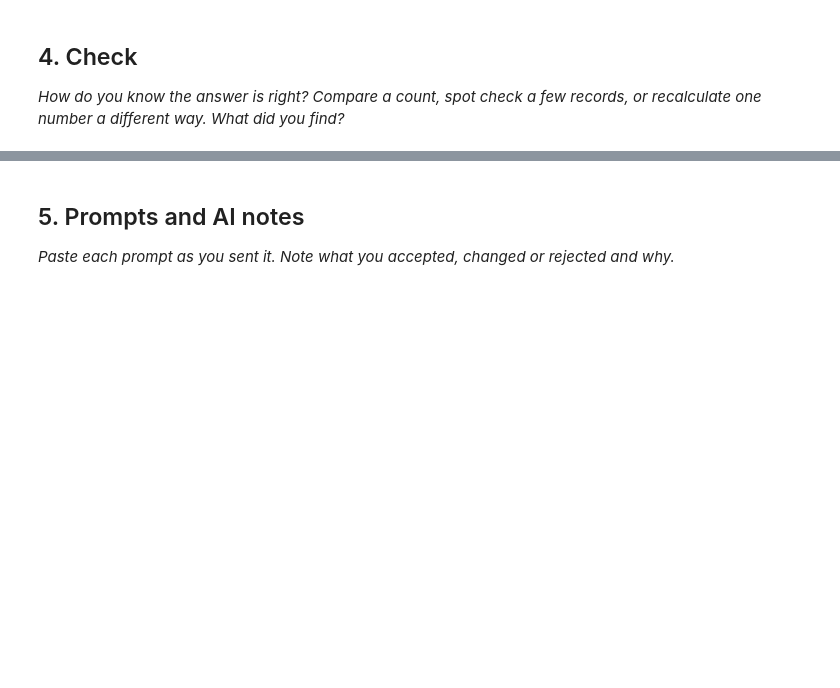
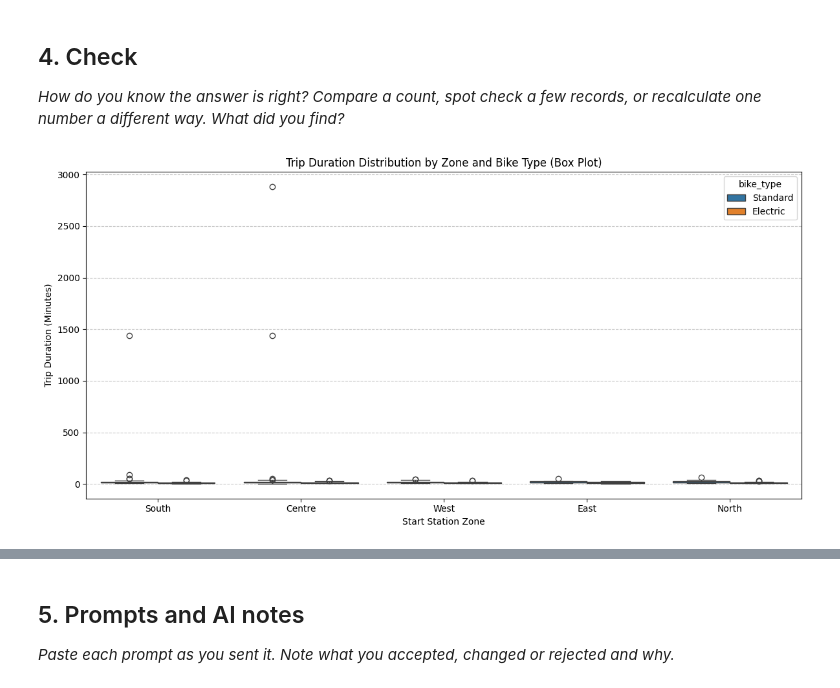
Before and after one commit to HmanseyWBS/HmanseyWBS---AnalyticsEngineering, a Jupyter notebook: Copy_of_2_03_practice_bike_hire_student.ipynb, the cells around one changed output, grey strips where cells are left out. Cells and saved outputs as stored; diff of their text form; code cells hidden in the pictures; blank space fills up the shorter version.

```diff
--- a/Copy_of_2_03_practice_bike_hire_student.ipynb
+++ b/Copy_of_2_03_practice_bike_hire_student.ipynb
@@ -201,0 +312,21 @@ One row per combination of bike type and zone, with the number of trips and the
+# %%
+# 1. Clean the bike_type column in bikes table
+bikes_clean = tables["bikes"].copy()
+# Strip whitespace and make title case, then group E-bike under Electric
+bikes_clean["bike_type"] = bikes_clean["bike_type"].str.strip().str.title()
+bikes_clean["bike_type"] = bikes_clean["bike_type"].replace({"E-Bike": "Electric"})
+
+print("Cleaned unique bike types:")
+print(bikes_clean["bike_type"].value_counts())
+
+# 2. Handle missing duration_min in trips table
+trips_clean = tables["trips"].copy()
+# We drop the 30 rows with missing durations because we can't accurately compute averages with missing durations
+trips_clean = trips_clean.dropna(subset=["duration_min"])
+print(f"\nTrips remaining after removing missing durations: {len(trips_clean)} (dropped 30 rows)")
+
+# Register cleaned tables back to DuckDB and save in variables
+tables["bikes_clean"] = bikes_clean
+tables["trips_clean"] = trips_clean
+con.register("bikes_clean", bikes_clean)
+con.register("trips_clean", trips_clean)
@@ -207,3 +397,26 @@ One row per combination of bike type and zone, with the number of trips and the
 ## 4. Check
 
 *How do you know the answer is right? Compare a count, spot check a few records, or recalculate one number a different way. What did you find?*
+# %%
+import matplotlib.pyplot as plt
+import seaborn as sns
+
+# Join trips and bikes to get bike types and zones for individual trips
+trips_with_details = q("""
+    SELECT t.duration_min, b.bike_type, s.zone
+    FROM trips_clean AS t
+    JOIN bikes_clean AS b ON t.bike_id = b.bike_id
+    JOIN stations AS s ON t.start_station_id = s.station_id
+""")
+
+# Create the box and whisker plot
+plt.figure(figsize=(12, 6))
+sns.boxplot(data=trips_with_details, x='zone', y='duration_min', hue='bike_type')
+plt.title('Trip Duration Distribution by Zone and Bike Type (Box Plot)')
+plt.xlabel('Start Station Zone')
+plt.ylabel('Trip Duration (Minutes)')
+plt.grid(axis='y', linestyle='--', alpha=0.7)
+plt.tight_layout()
+plt.show()
+# %% [output]
+[figure, added]
```
Also changed, not shown: parts of 9 cells of this notebook.
